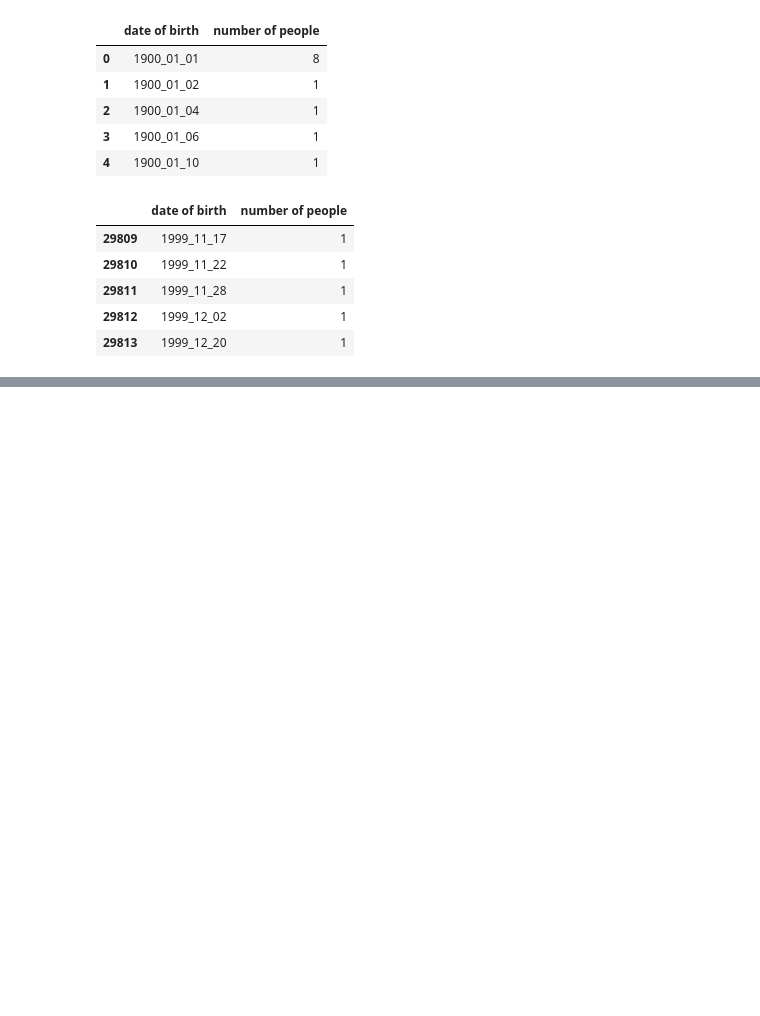
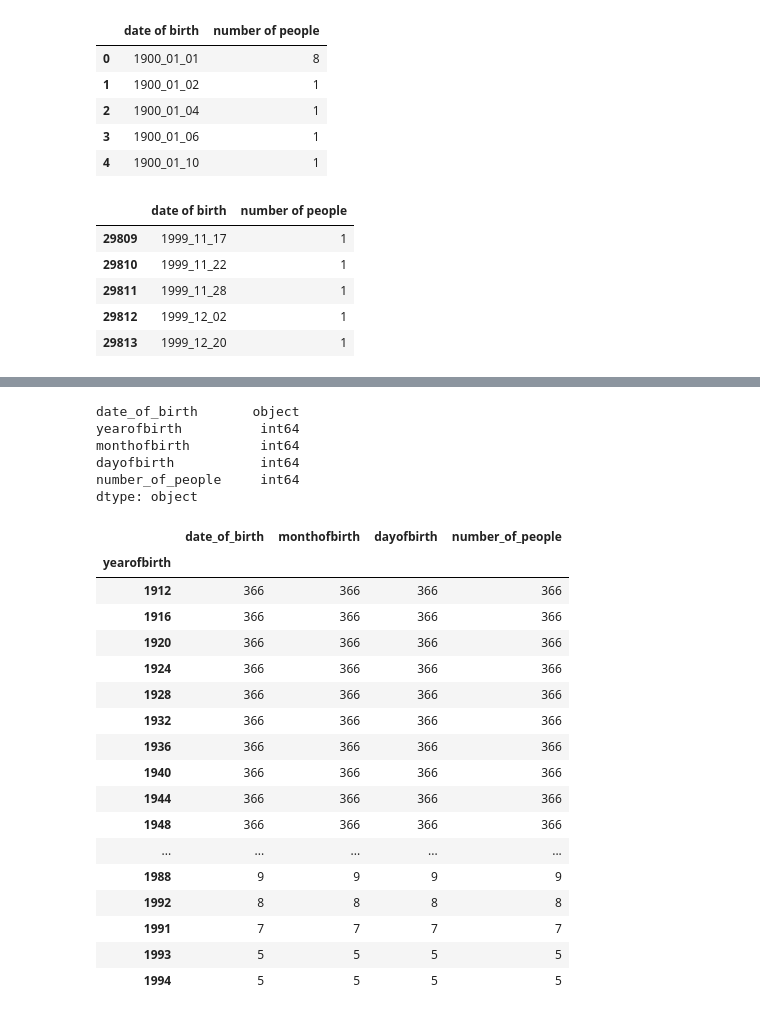
Before and after one commit to casualcoderlibhongo/Eighty20-Question-1, a Jupyter notebook: Q1 solution.ipynb, the cells around one changed output, grey strips where cells are left out. Cells and saved outputs as stored; diff of their text form; code cells hidden in the pictures; blank space fills up the shorter version.

Commit message:
created clean csv

```diff
--- a/Q1 solution.ipynb
+++ b/Q1 solution.ipynb
@@ -1,8 +1,12 @@
 # %%
 import pandas as pd
-import numpy as np
+pd.set_option('display.max_rows', None)
+pd.set_option('display.max_columns', None)
+pd.set_option('display.colheader_justify', 'center')
+
 import matplotlib.pyplot as plt
 import seaborn as sns
+%matplotlib inline
 # %%
 df = pd.read_csv('birthday_challenge.txt', delimiter='\t')
 # %%
@@ -72,0 +125,3 @@ Percentage that fit pattern: 5.75%
+# %%
+clean_df = pd.read_csv('clean_data.csv')
+clean_df.head()
@@ -72,0 +135,30 @@ Percentage that fit pattern: 5.75%
+# %%
+clean_df.dtypes
+# %% [output]
+date_of_birth       object
+yearofbirth          int64
+monthofbirth         int64
+dayofbirth           int64
+number_of_people     int64
+dtype: object
+# %%
+display(clean_df.groupby('yearofbirth').count().sort_values(by=['number_of_people', 'yearofbirth'], ascending=[False, True]))
+# %% [output]
+|  | date_of_birth | monthofbirth | dayofbirth | number_of_people |
+| yearofbirth |  |  |  |  |
+| 1912 | 366 | 366 | 366 | 366 |
+| 1916 | 366 | 366 | 366 | 366 |
+| 1920 | 366 | 366 | 366 | 366 |
+| 1924 | 366 | 366 | 366 | 366 |
+| 1928 | 366 | 366 | 366 | 366 |
+| 1932 | 366 | 366 | 366 | 366 |
+| 1936 | 366 | 366 | 366 | 366 |
+| 1940 | 366 | 366 | 366 | 366 |
+| 1944 | 366 | 366 | 366 | 366 |
+| 1948 | 366 | 366 | 366 | 366 |
+| ... | ... | ... | ... | ... |
+| 1988 | 9 | 9 | 9 | 9 |
+| 1992 | 8 | 8 | 8 | 8 |
+| 1991 | 7 | 7 | 7 | 7 |
+| 1993 | 5 | 5 | 5 | 5 |
+| 1994 | 5 | 5 | 5 | 5 |
```
Also changed, not shown: parts of 10 cells of this notebook, 1 other file.
